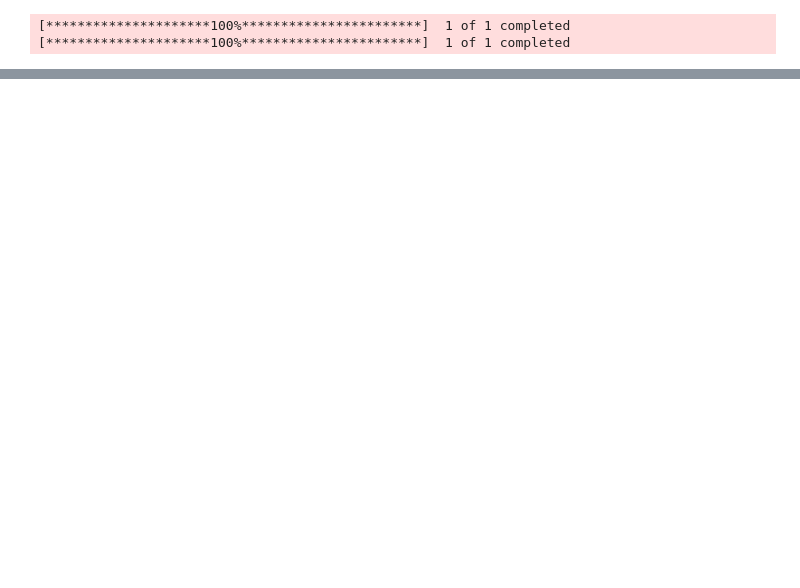
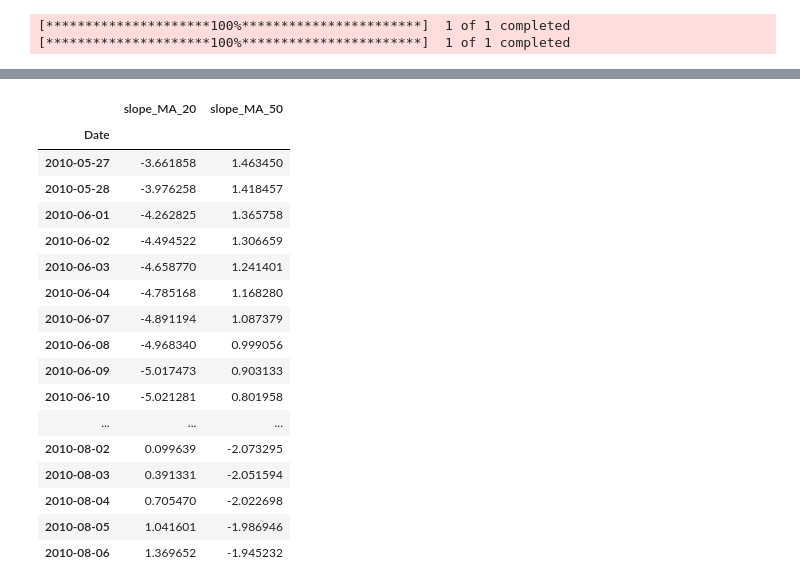
Before and after one commit to Lowyy/market-regimes-project, a Jupyter notebook: notebooks/02_exploring_features.ipynb, the cells around one changed output, grey strips where cells are left out. Saved outputs shown, nothing was run; the diff lists cells and outputs as text; code cells hidden in the pictures; blank space fills up the shorter version.

```diff
--- a/notebooks/02_exploring_features.ipynb
+++ b/notebooks/02_exploring_features.ipynb
@@ -91,0 +103,38 @@ df.head(30)
+# %%
+# Moving averages and trend
+
+df['MA_20'] = close.rolling(window=20).mean()
+df['MA_50'] = close.rolling(window=50).mean()
+df['MA_200'] = close.rolling(window=200).mean()
+
+def rolling_slope(series, window):
+    return series.rolling(window).apply(lambda x: np.polyfit(range(window), x, 1)[0], raw=False)
+
+df['slope_MA_20'] = rolling_slope(df['MA_20'], 20)
+df['slope_MA_50'] = rolling_slope(df['MA_50'], 50)
+df['slope_MA_200'] = rolling_slope(df['MA_200'], 200)
+
+df['price_MA_20'] = close/df['MA_20']
+df['price_MA_50'] = close/df['MA_50']
+df['price_MA_200'] = close/df['MA_200']
+
+df[['slope_MA_20','slope_MA_50']][100:150]
+# %% [output]
+|  | slope_MA_20 | slope_MA_50 |
+| Date |  |  |
+| 2010-05-27 | -3.661858 | 1.463450 |
+| 2010-05-28 | -3.976258 | 1.418457 |
+| 2010-06-01 | -4.262825 | 1.365758 |
+| 2010-06-02 | -4.494522 | 1.306659 |
+| 2010-06-03 | -4.658770 | 1.241401 |
+| 2010-06-04 | -4.785168 | 1.168280 |
+| 2010-06-07 | -4.891194 | 1.087379 |
+| 2010-06-08 | -4.968340 | 0.999056 |
+| 2010-06-09 | -5.017473 | 0.903133 |
+| 2010-06-10 | -5.021281 | 0.801958 |
+| ... | ... | ... |
+| 2010-08-02 | 0.099639 | -2.073295 |
+| 2010-08-03 | 0.391331 | -2.051594 |
+| 2010-08-04 | 0.705470 | -2.022698 |
+| 2010-08-05 | 1.041601 | -1.986946 |
+| 2010-08-06 | 1.369652 | -1.945232 |
```
Also changed, not shown: parts of 10 cells of this notebook.
